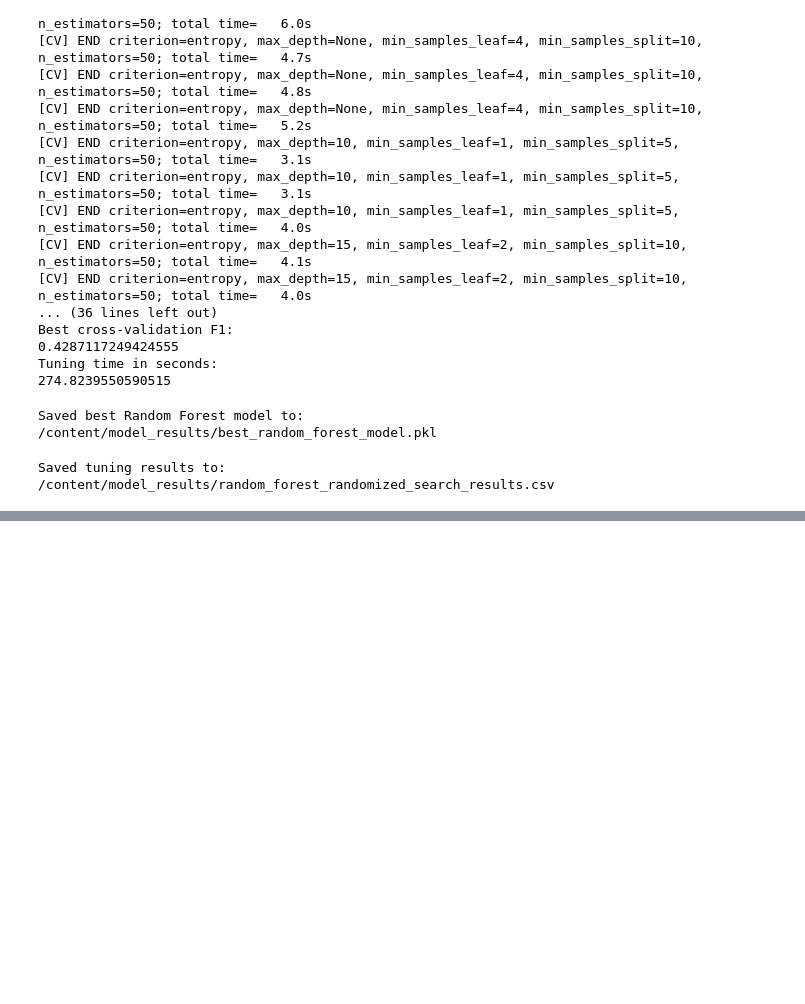
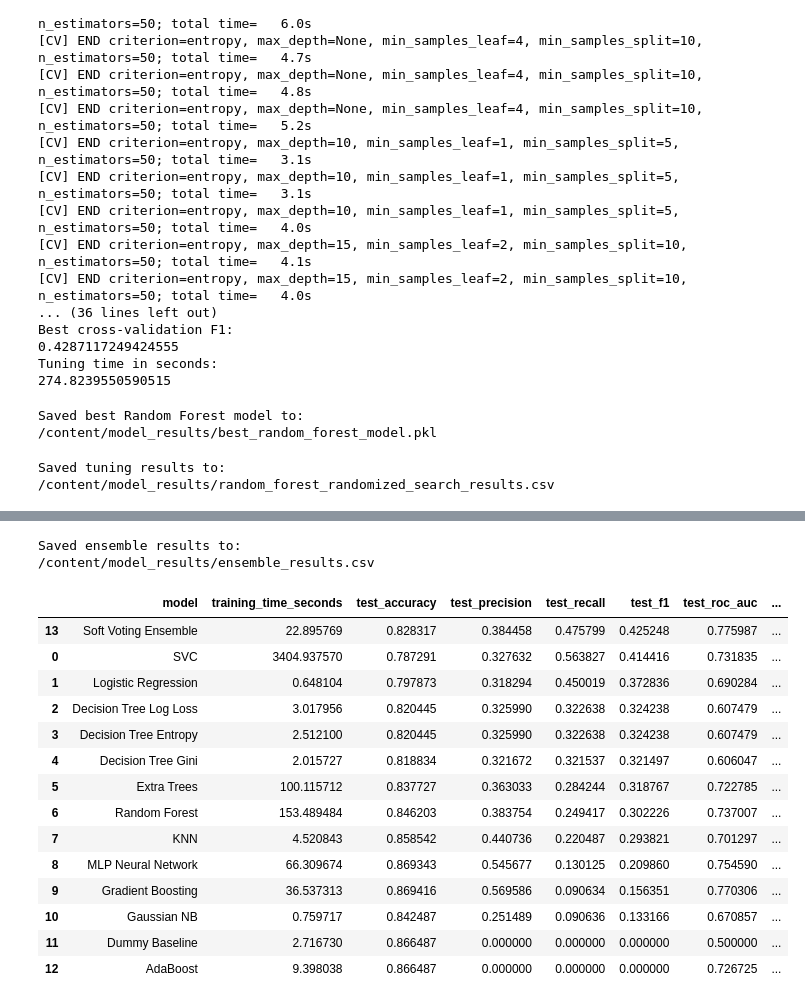
Before and after one commit to vsolanki76771215/Student_MLE_MiniProject_EDA, a Jupyter notebook: ExperimentWithVariousModels.ipynb, the cells around one changed output, grey strips where cells are left out. Saved outputs shown, nothing was run; the diff lists cells and outputs as text; code cells hidden in the pictures; blank space fills up the shorter version.

```diff
--- a/ExperimentWithVariousModels.ipynb
+++ b/ExperimentWithVariousModels.ipynb
@@ -533,0 +643,57 @@ Saved tuning results to:
+# %%
+# ============================================================
+# STEP 16: Save Ensemble Results
+# ============================================================
+
+ensemble_results_path = os.path.join(OUTPUT_DIR, "ensemble_results.csv")
+ensemble_results_df.to_csv(ensemble_results_path, index=False)
+
+print("Saved ensemble results to:")
+print(ensemble_results_path)
+# %% [output]
+Saved ensemble results to:
+/content/model_results/ensemble_results.csv
+# %%
+# ============================================================
+# STEP 17: Final Model Selection
+# ============================================================
+
+# Combine regular model results and ensemble results.
+# Select the model with the highest cross-validation F1 score.
+
+regular_results = results_df[[
+    "model",
+    "training_time_seconds",
+    "test_accuracy",
+    "test_precision",
+    "test_recall",
+    "test_f1",
+    "test_roc_auc",
+    "test_pr_auc",
+    "overfit_gap_f1"
+]]
+
+all_results = pd.concat(
+    [regular_results, ensemble_results_df],
+    ignore_index=True
+)
+
+all_results = all_results.sort_values(by="test_f1", ascending=False)
+
+all_results
+# %% [output]
+|  | model | training_time_seconds | test_accuracy | test_precision | test_recall | test_f1 | test_roc_auc | ... |
+| 13 | Soft Voting Ensemble | 22.895769 | 0.828317 | 0.384458 | 0.475799 | 0.425248 | 0.775987 | ... |
+| 0 | SVC | 3404.937570 | 0.787291 | 0.327632 | 0.563827 | 0.414416 | 0.731835 | ... |
+| 1 | Logistic Regression | 0.648104 | 0.797873 | 0.318294 | 0.450019 | 0.372836 | 0.690284 | ... |
+| 2 | Decision Tree Log Loss | 3.017956 | 0.820445 | 0.325990 | 0.322638 | 0.324238 | 0.607479 | ... |
+| 3 | Decision Tree Entropy | 2.512100 | 0.820445 | 0.325990 | 0.322638 | 0.324238 | 0.607479 | ... |
+| 4 | Decision Tree Gini | 2.015727 | 0.818834 | 0.321672 | 0.321537 | 0.321497 | 0.606047 | ... |
+| 5 | Extra Trees | 100.115712 | 0.837727 | 0.363033 | 0.284244 | 0.318767 | 0.722785 | ... |
+| 6 | Random Forest | 153.489484 | 0.846203 | 0.383754 | 0.249417 | 0.302226 | 0.737007 | ... |
+| 7 | KNN | 4.520843 | 0.858542 | 0.440736 | 0.220487 | 0.293821 | 0.701297 | ... |
+| 8 | MLP Neural Network | 66.309674 | 0.869343 | 0.545677 | 0.130125 | 0.209860 | 0.754590 | ... |
+| 9 | Gradient Boosting | 36.537313 | 0.869416 | 0.569586 | 0.090634 | 0.156351 | 0.770306 | ... |
+| 10 | Gaussian NB | 0.759717 | 0.842487 | 0.251489 | 0.090636 | 0.133166 | 0.670857 | ... |
+| 11 | Dummy Baseline | 2.716730 | 0.866487 | 0.000000 | 0.000000 | 0.000000 | 0.500000 | ... |
+| 12 | AdaBoost | 9.398038 | 0.866487 | 0.000000 | 0.000000 | 0.000000 | 0.726725 | ... |
```
Also changed, not shown: parts of 3 cells of this notebook.
